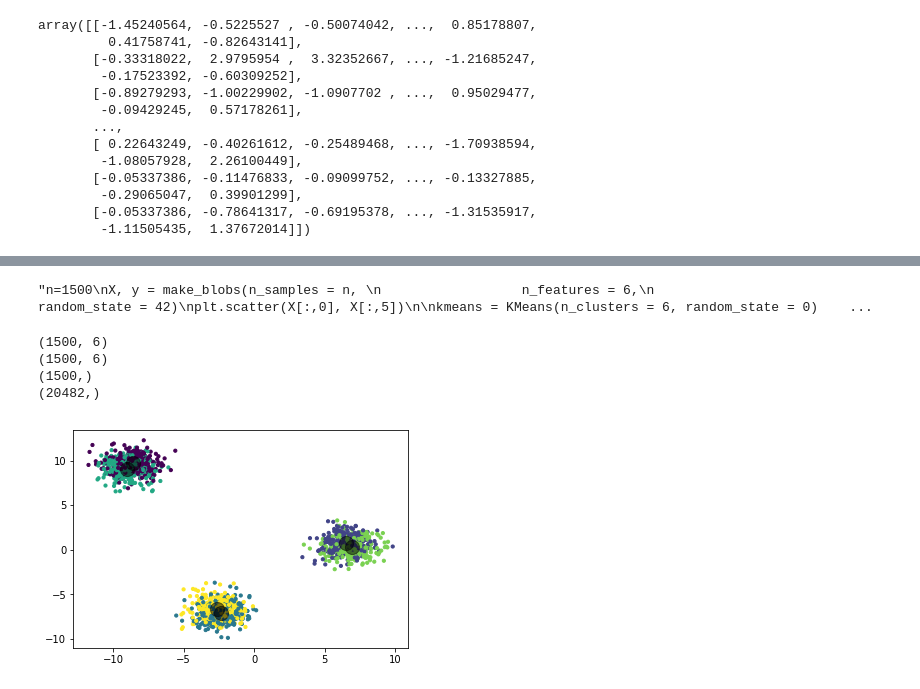
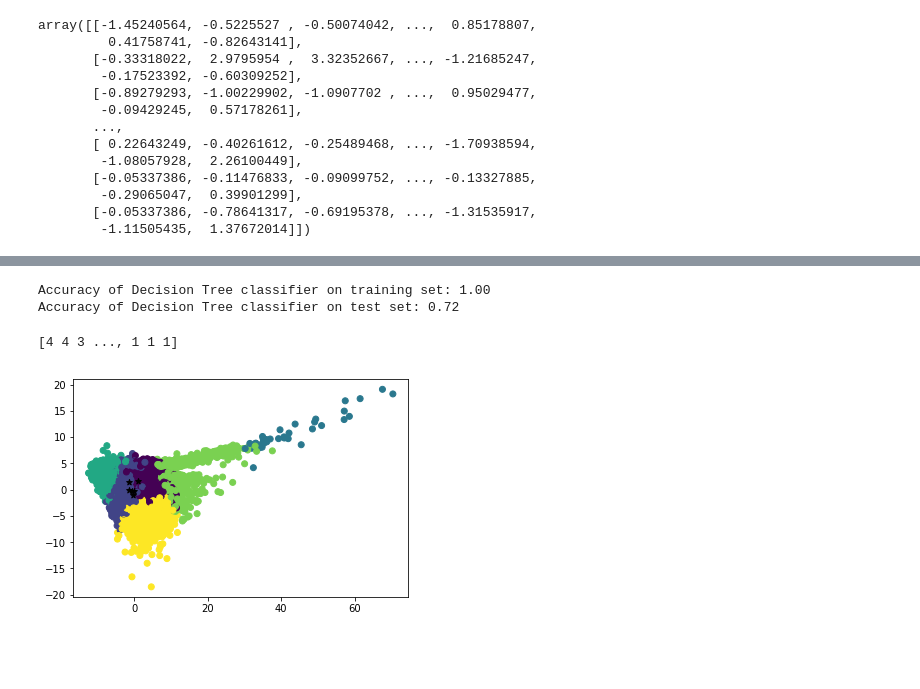
Before and after one commit to idinarene/AFD, a Jupyter notebook: projetAFD.ipynb, the cells around one changed output, grey strips where cells are left out. Saved outputs shown, nothing was run; the diff lists cells and outputs as text; code cells hidden in the pictures; blank space fills up the shorter version.

```diff
--- a/projetAFD.ipynb
+++ b/projetAFD.ipynb
@@ -170,36 +183,25 @@ Accuracy of LDA classifier on test set: 0.73
-# %%
-
-'''n=1500
-X, y = make_blobs(n_samples = n,
-                  n_features = 6,
-                  random_state = 42)
-plt.scatter(X[:,0], X[:,5])
-
-kmeans = KMeans(n_clusters = 6, random_state = 0)
-kmeans.fit(X)
-plt.scatter(X[:, 0], X[:, 5],c = kmeans.labels_)
-plt.scatter(kmeans.cluster_centers_[:, 0], kmeans.cluster_centers_[:, 1], s = 50, c = 'white')'''
-# %% [output]
-"n=1500\nX, y = make_blobs(n_samples = n, \n                  n_features = 6,\n                  random_state = 42)\nplt.scatter(X[:,0], X[:,5])\n\nkmeans = KMeans(n_clusters = 6, random_state = 0)    ...
+# %%
+#arbre de décision
+from sklearn.tree import DecisionTreeClassifier
+clf = DecisionTreeClassifier().fit(X,Y_numerique)
+print('Accuracy of Decision Tree classifier on training set: {:.2f}'
+     .format(clf.score(X,Y_numerique)))
+print('Accuracy of Decision Tree classifier on test set: {:.2f}'
+     .format(clf.score(X_test,Y_test_numerique)))
+# %% [output]
+Accuracy of Decision Tree classifier on training set: 1.00
+Accuracy of Decision Tree classifier on test set: 0.72
 # %%
-print(X.shape)
-
+from sklearn.cluster import KMeans
+'''
 kmeans = KMeans(n_clusters=6)
 kmeans.fit(X)
 y_kmeans = kmeans.predict(X)
-print(X.shape)
-plt.scatter(X[:, 0], X[:, 5], c=y_kmeans, s=10, cmap='viridis')
+plt.scatter(X[:, 0], X[:, 1], c=y_kmeans, s=50, cmap='viridis')
+centers = kmeans.cluster_centers_
+plt.scatter(centers[:, 0], centers[:, 1], c='black', s=200, alpha=0.5)
+plt.show()
 
-centers = kmeans.cluster_centers_
-plt.scatter(centers[:, 0], centers[:, 5], c='black', s=200, alpha=0.5);
-
-print(kmeans.labels_.shape)
-print(Y_numerique.shape)
-
-#metrics.adjusted_rand_score(kmeans.labels_, Y_numerique)
+'''
+kmeans = KMeans(n_clusters=6,max_iter=400,init = 'k-means++',tol=0.00001,n_init=20,random_state=50)
+y_kmeans = kmeans.fit_predict(X)
-# %% [output]
-(1500, 6)
-(1500, 6)
-(1500,)
-(20482,)
-[figure, removed]
@@ -205,0 +212,18 @@ print(Y_numerique.shape)
+# %%
+randomized_pca = RandomizedPCA(n_components=2)
+reduced_data_rpca = randomized_pca.fit_transform(X)
+pca = PCA(n_components=2)
+reduced_data_pca = pca.fit_transform(X)
+# %%
+print(kmeans.labels_)
+# %% [output]
+[4 4 3 ..., 1 1 1]
+# %%
+plt.scatter(reduced_data_pca[:, 0], reduced_data_pca[:, 1], c=y_kmeans, cmap='viridis')
+centers = kmeans.cluster_centers_
+plt.scatter(centers[:, 0], centers[:, 1],marker='*', c='black')
+#centers = kmeans.cluster_centers_
+#plt.scatter(centers[:, 0], centers[:, 1], c='red', s=200, alpha=0.5)
+plt.show()
+# %% [output]
+[figure, added]
```
Also changed, not shown: parts of 12 cells of this notebook, 3 other files.
